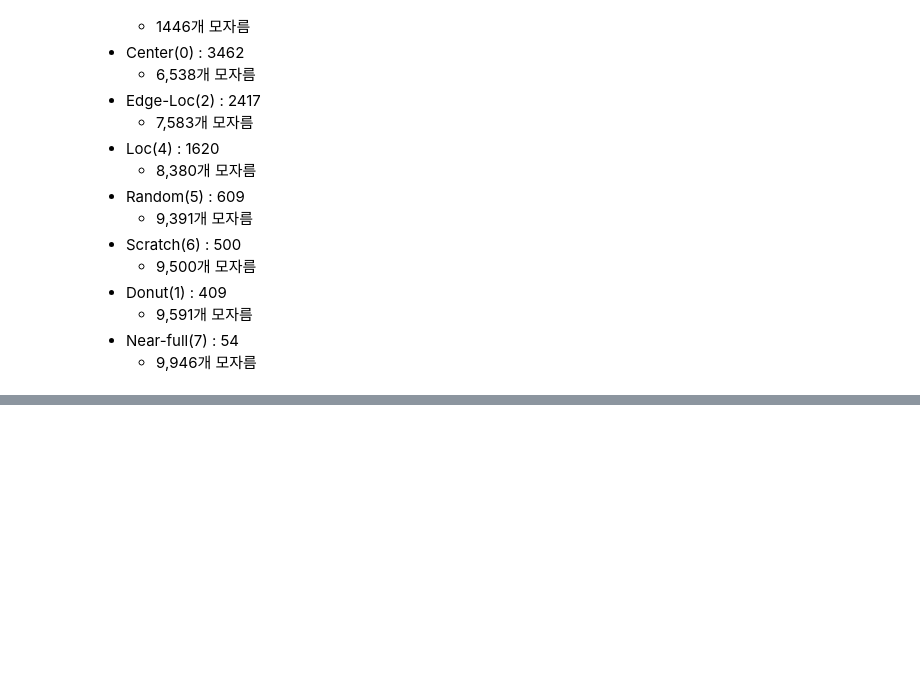
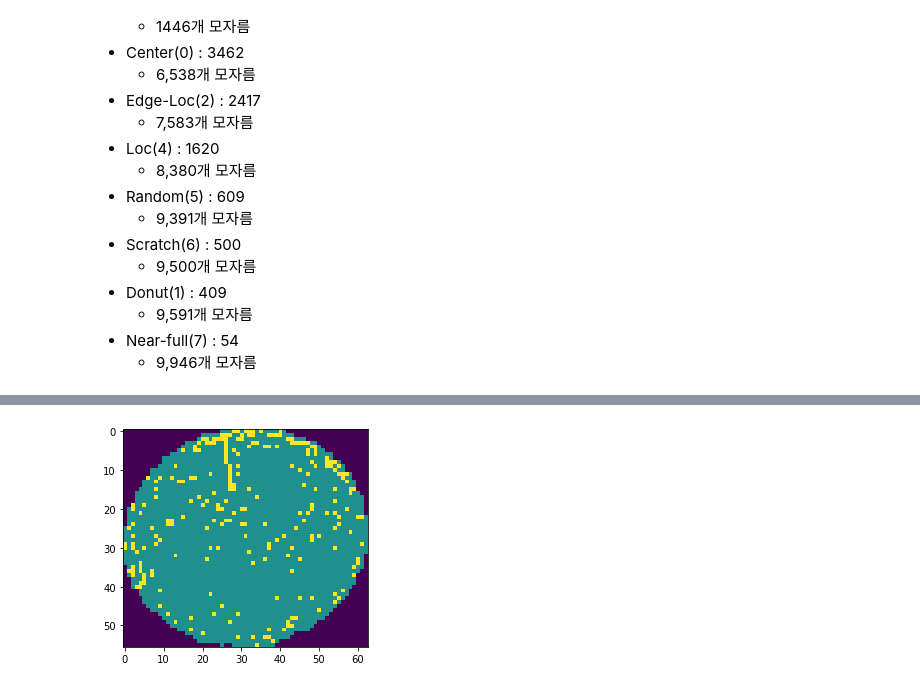
Before and after one commit to jun4879/cbnu_22_1_capstone, a Jupyter notebook: midterm_project/mid_term_project_wafer_classification.ipynb, the cells around one changed output, grey strips where cells are left out. Saved outputs shown, nothing was run; the diff lists cells and outputs as text; code cells hidden in the pictures; blank space fills up the shorter version.

```diff
--- a/midterm_project/mid_term_project_wafer_classification.ipynb
+++ b/midterm_project/mid_term_project_wafer_classification.ipynb
@@ -222,0 +315,5 @@ Name: failureNum, dtype: int64
+# %%
+plt.imshow(test_wafermap.iloc[3]["waferMap_augmentation"])
+plt.show()
+# %% [output]
+[figure, added]
```
Also changed, not shown: parts of 31 cells of this notebook.
